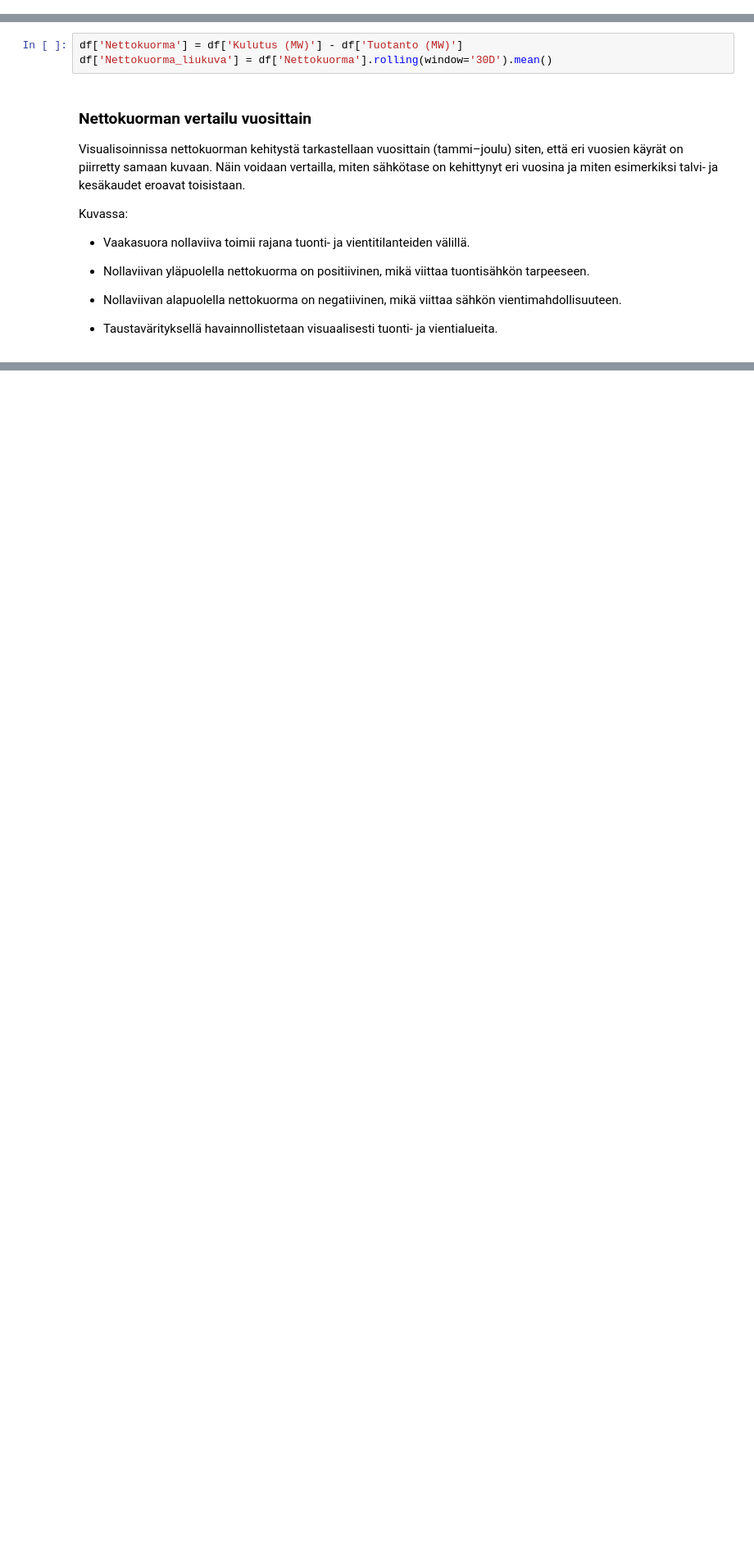
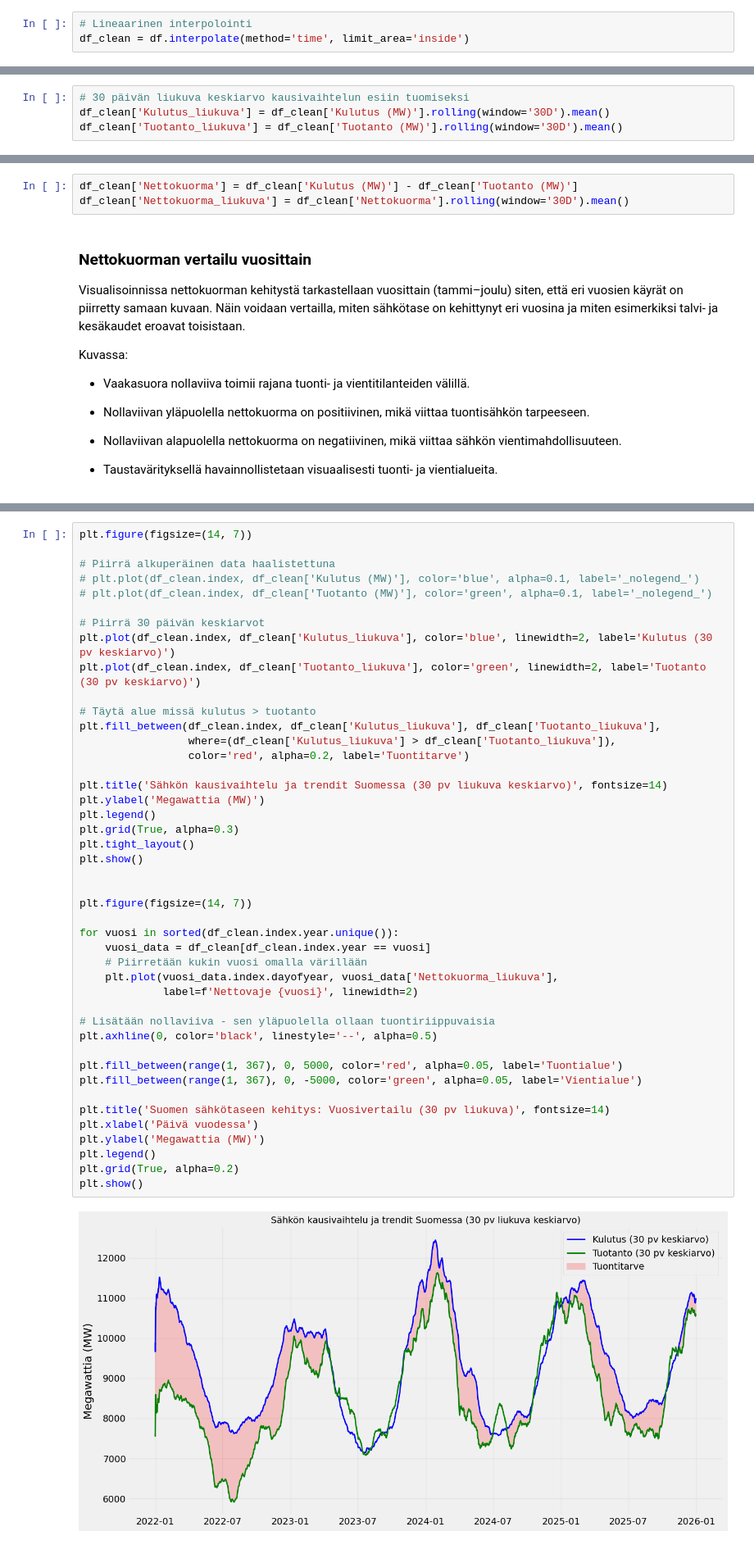
Before and after one commit to Santtulah/thesis, a Jupyter notebook: fingrid.ipynb, the cells around one changed output, grey strips where cells are left out. Shown at 82% size. Cells and saved outputs as stored; diff of their text form; blank space fills up the shorter version.

```diff
--- a/fingrid.ipynb
+++ b/fingrid.ipynb
@@ -180,0 +212,3 @@ df['Tuotanto_liukuva'] = df['Tuotanto (MW)'].rolling(window='30D').mean()
+# %%
+# Lineaarinen interpolointi
+df_clean = df.interpolate(method='time', limit_area='inside')
@@ -180,0 +232,4 @@ df['Tuotanto_liukuva'] = df['Tuotanto (MW)'].rolling(window='30D').mean()
+# %%
+# 30 päivän liukuva keskiarvo kausivaihtelun esiin tuomiseksi
+df_clean['Kulutus_liukuva'] = df_clean['Kulutus (MW)'].rolling(window='30D').mean()
+df_clean['Tuotanto_liukuva'] = df_clean['Tuotanto (MW)'].rolling(window='30D').mean()
@@ -249,8 +348,8 @@ Tässä osiossa tarkastellaan nettokuorman kehitystä Suomessa. Nettokuorma kuva
 
 * Aineistoon lisätään myös 30 päivän liukuva keskiarvo, jonka avulla lyhytaikainen vaihtelu tasoittuu ja pidemmän aikavälin trendit tulevat selkeämmin esiin. Tämä helpottaa erityisesti kausivaihteluiden tarkastelua.
 # %%
-df['Nettokuorma'] = df['Kulutus (MW)'] - df['Tuotanto (MW)']
-df['Nettokuorma_liukuva'] = df['Nettokuorma'].rolling(window='30D').mean()
+df_clean['Nettokuorma'] = df_clean['Kulutus (MW)'] - df_clean['Tuotanto (MW)']
+df_clean['Nettokuorma_liukuva'] = df_clean['Nettokuorma'].rolling(window='30D').mean()
 # %% [markdown]
 ### Nettokuorman vertailu vuosittain
 
@@ -292,0 +367,46 @@ plt.show()
+# %%
+plt.figure(figsize=(14, 7))
+
+# Piirrä alkuperäinen data haalistettuna
+# plt.plot(df_clean.index, df_clean['Kulutus (MW)'], color='blue', alpha=0.1, label='_nolegend_')
+# plt.plot(df_clean.index, df_clean['Tuotanto (MW)'], color='green', alpha=0.1, label='_nolegend_')
+
+# Piirrä 30 päivän keskiarvot
+plt.plot(df_clean.index, df_clean['Kulutus_liukuva'], color='blue', linewidth=2, label='Kulutus (30 pv keskiarvo)')
+plt.plot(df_clean.index, df_clean['Tuotanto_liukuva'], color='green', linewidth=2, label='Tuotanto (30 pv keskiarvo)')
+
+# Täytä alue missä kulutus > tuotanto
+plt.fill_between(df_clean.index, df_clean['Kulutus_liukuva'], df_clean['Tuotanto_liukuva'],
+                 where=(df_clean['Kulutus_liukuva'] > df_clean['Tuotanto_liukuva']),
+                 color='red', alpha=0.2, label='Tuontitarve')
+
+plt.title('Sähkön kausivaihtelu ja trendit Suomessa (30 pv liukuva keskiarvo)', fontsize=14)
+plt.ylabel('Megawattia (MW)')
+plt.legend()
+plt.grid(True, alpha=0.3)
+plt.tight_layout()
+plt.show()
+
+
+plt.figure(figsize=(14, 7))
+
+for vuosi in sorted(df_clean.index.year.unique()):
+    vuosi_data = df_clean[df_clean.index.year == vuosi]
+    # Piirretään kukin vuosi omalla värillään
+    plt.plot(vuosi_data.index.dayofyear, vuosi_data['Nettokuorma_liukuva'],
+             label=f'Nettovaje {vuosi}', linewidth=2)
+
+# Lisätään nollaviiva - sen yläpuolella ollaan tuontiriippuvaisia
+plt.axhline(0, color='black', linestyle='--', alpha=0.5)
+
+plt.fill_between(range(1, 367), 0, 5000, color='red', alpha=0.05, label='Tuontialue')
+plt.fill_between(range(1, 367), 0, -5000, color='green', alpha=0.05, label='Vientialue')
+
+plt.title('Suomen sähkötaseen kehitys: Vuosivertailu (30 pv liukuva)', fontsize=14)
+plt.xlabel('Päivä vuodessa')
+plt.ylabel('Megawattia (MW)')
+plt.legend()
+plt.grid(True, alpha=0.2)
+plt.show()
+# %% [output]
+[figure, added]
```
Also changed, not shown: parts of 15 cells of this notebook.
